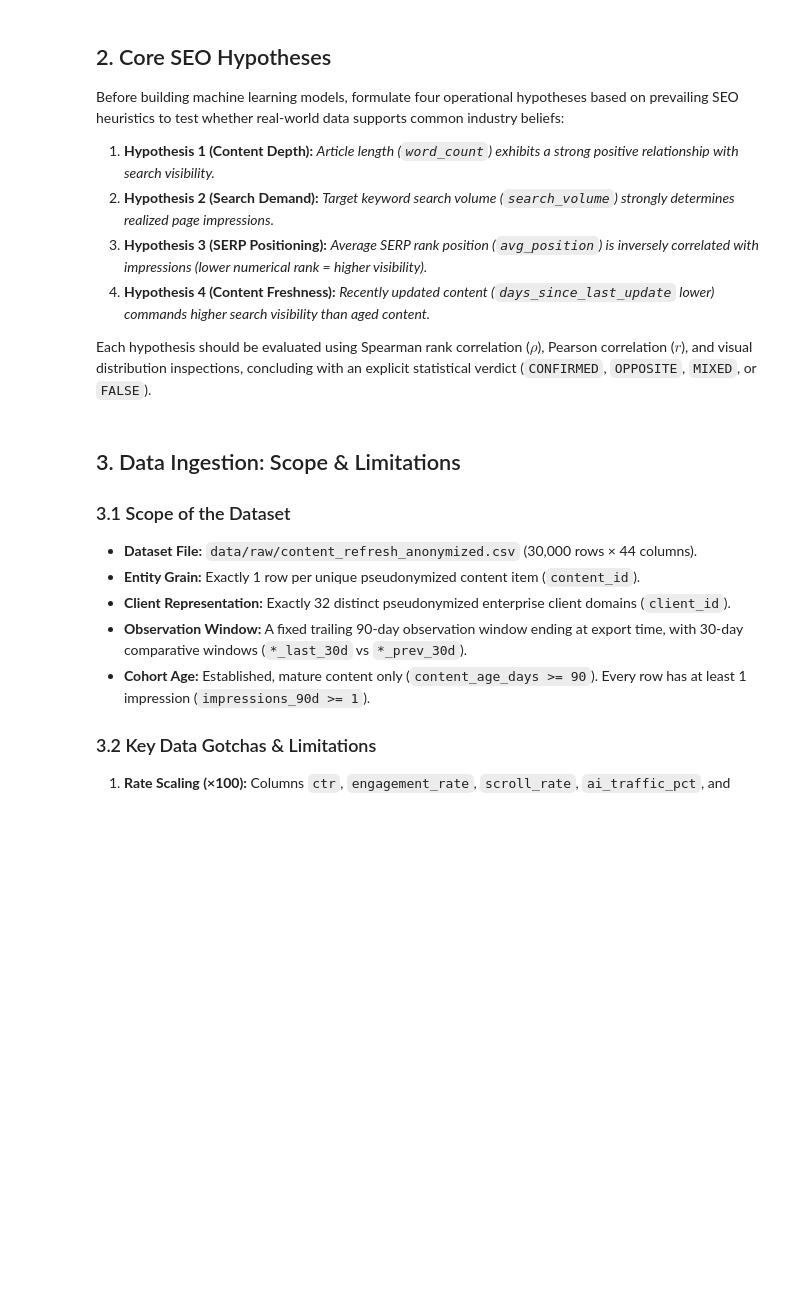
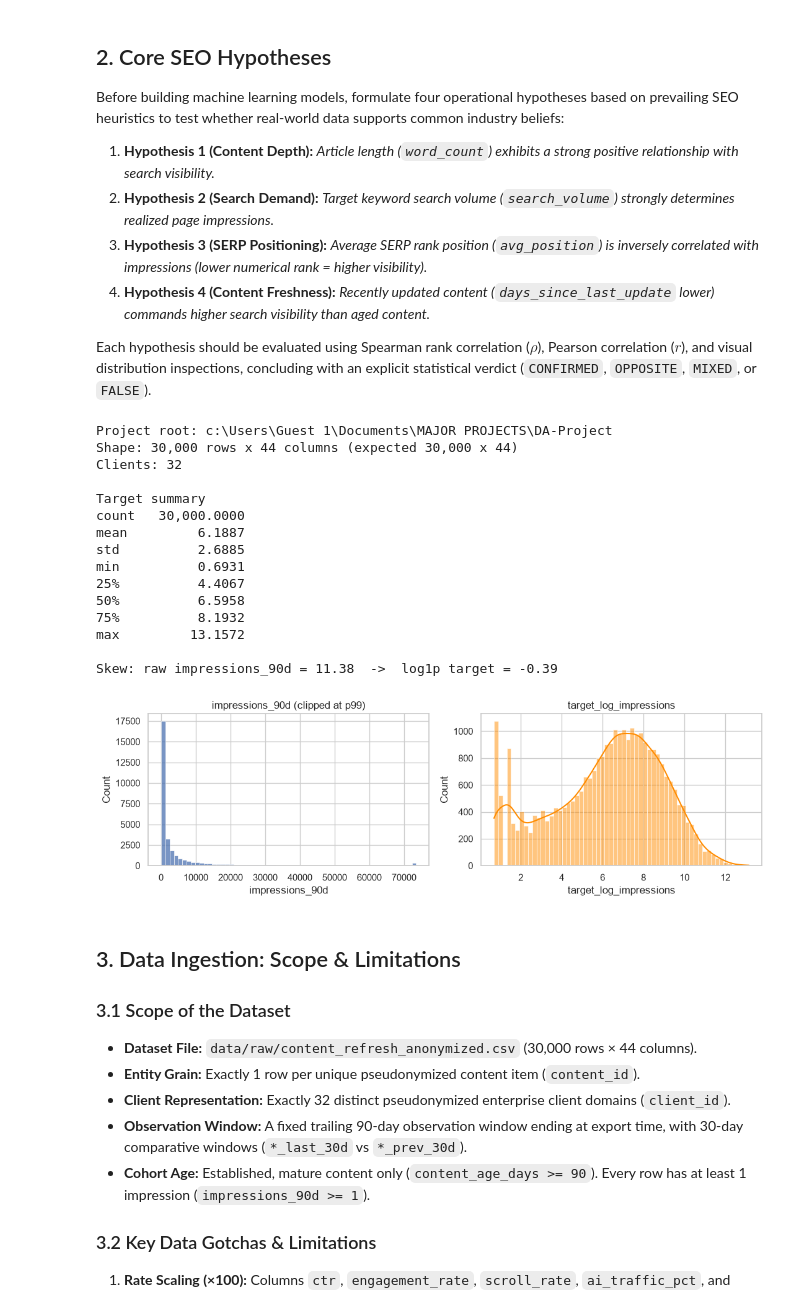
Before and after one commit to Jimber120/DA-Project-Member-3, a Jupyter notebook: work/notebooks/01_problem_framing_and_data_audit.ipynb, the cells around one changed output. Saved outputs shown, nothing was run; the diff lists cells and outputs as text; code cells hidden in the pictures; blank space fills up the shorter version.

Commit message:
implemnt notebooks 1-3 (audit,model training, evaluation)

```diff
--- a/work/notebooks/01_problem_framing_and_data_audit.ipynb
+++ b/work/notebooks/01_problem_framing_and_data_audit.ipynb
@@ -50,12 +50,80 @@ Before building machine learning models, formulate four operational hypotheses b
 Each hypothesis should be evaluated using Spearman rank correlation ($\rho$), Pearson correlation ($r$), and visual distribution inspections, concluding with an explicit statistical verdict (`CONFIRMED`, `OPPOSITE`, `MIXED`, or `FALSE`).
 # %%
 # Code Cell 1: Setup, Imports, and Data Ingestion
-# TODO:
-# 1. Import necessary libraries (numpy, pandas, matplotlib.pyplot, seaborn, scipy.stats).
-# 2. Ingest 'data/raw/content_refresh_anonymized.csv'.
-# 3. Assert 100% unique primary key grain on 'content_id' (should be 30,000 rows across 32 clients).
-# 4. Construct the continuous regression target: target_log_impressions = np.log1p(df['impressions_90d']).
-# 5. Display summary statistics of the target variable.
+# ----------------------------------------------------------------------
+# 1a. Imports
+# ----------------------------------------------------------------------
+import os, json, warnings
+import numpy as np
+import pandas as pd
+import scipy.stats as st
+import matplotlib.pyplot as plt
+import seaborn as sns
+
+warnings.filterwarnings("ignore")
+sns.set_theme(style="whitegrid")
+pd.set_option("display.max_columns", 60)
+pd.set_option("display.float_format", lambda v: f"{v:,.4f}")
+RANDOM_STATE = 42
+
+# ----------------------------------------------------------------------
+# 1b. Locate project root (folder containing data/raw/...) wherever the notebook is launched from
+# ----------------------------------------------------------------------
+RAW_REL = os.path.join("data", "raw", "content_refresh_anonymized.csv")
+ROOT = os.getcwd()
+while not os.path.exists(os.path.join(ROOT, RAW_REL)):
+    parent = os.path.dirname(ROOT)
+    if parent == ROOT:
+        raise FileNotFoundError(f"Could not find {RAW_REL} above {os.getcwd()}")
+    ROOT = parent
+RAW_PATH = os.path.join(ROOT, RAW_REL)
+OUT_DIR = os.path.join(ROOT, "work", "outputs")
+os.makedirs(OUT_DIR, exist_ok=True)
+print("Project root:", ROOT)
+
+# ----------------------------------------------------------------------
+# 1c. Ingest + entity-grain assertions
+# ----------------------------------------------------------------------
+df_raw = pd.read_csv(RAW_PATH)
+assert df_raw["content_id"].is_unique, "Primary key content_id is not unique!"
+assert df_raw["client_id"].nunique() == 32, f"Expected 32 clients, found {df_raw['client_id'].nunique()}"
+print(f"Shape: {df_raw.shape[0]:,} rows x {df_raw.shape[1]} columns (expected 30,000 x 44)")
+print(f"Clients: {df_raw['client_id'].nunique()}")
+
+# ----------------------------------------------------------------------
+# 1d. Continuous target: log(1 + impressions_90d)
+# ----------------------------------------------------------------------
+TARGET = "target_log_impressions"
+df = df_raw.copy()
+df[TARGET] = np.log1p(df["impressions_90d"])
+
+print("\nTarget summary")
+print(df[TARGET].describe().round(4).to_string())
+print(f"\nSkew: raw impressions_90d = {df['impressions_90d'].skew():.2f}  ->  log1p target = {df[TARGET].skew():.2f}")
+
+fig, ax = plt.subplots(1, 2, figsize=(11, 3.5))
+sns.histplot(df["impressions_90d"].clip(upper=df["impressions_90d"].quantile(0.99)), bins=60, ax=ax[0])
+ax[0].set_title("impressions_90d (clipped at p99)")
+sns.histplot(df[TARGET], bins=60, kde=True, ax=ax[1], color="darkorange")
+ax[1].set_title(TARGET)
+plt.tight_layout(); plt.show()
+# %% [output]
+Project root: c:\Users\Guest 1\Documents\MAJOR PROJECTS\DA-Project
+Shape: 30,000 rows x 44 columns (expected 30,000 x 44)
+Clients: 32
+
+Target summary
+count   30,000.0000
+mean         6.1887
+std          2.6885
+min          0.6931
+25%          4.4067
+50%          6.5958
+75%          8.1932
+max         13.1572
+
+Skew: raw impressions_90d = 11.38  ->  log1p target = -0.39
+[figure, added]
 # %% [markdown]
 ## 3. Data Ingestion: Scope & Limitations
 
```
Also changed, not shown: parts of 3 cells of this notebook, 2 other files.
